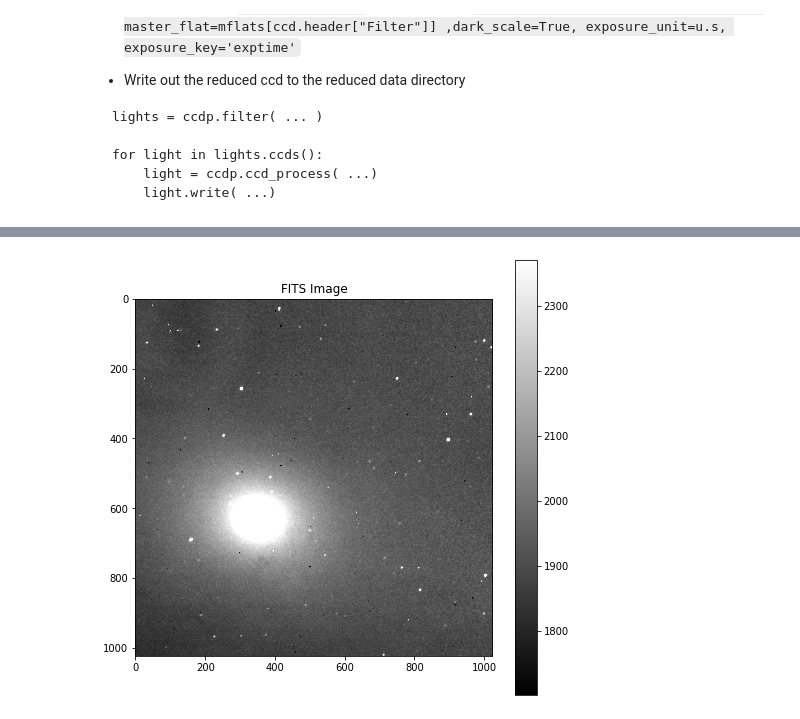
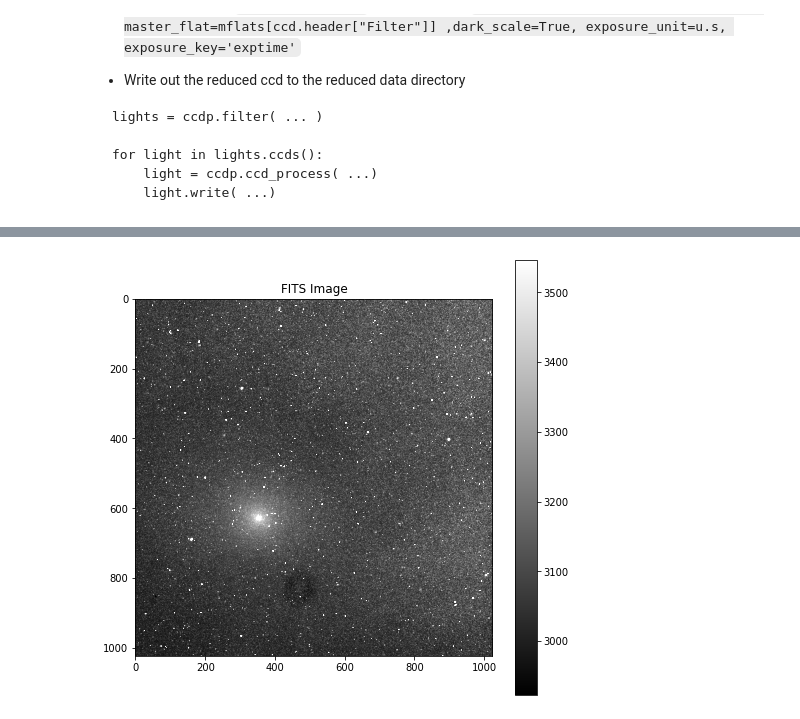
Before and after one commit to treed28/homework_assignments, a Jupyter notebook: Basic_Reduction_v2.ipynb, the cells around one changed output, grey strips where cells are left out. Saved outputs shown, nothing was run; the diff lists cells and outputs as text; code cells hidden in the pictures.

Commit message:
Reduction Notebook with multiple images

```diff
--- a/Basic_Reduction_v2.ipynb
+++ b/Basic_Reduction_v2.ipynb
@@ -347,27 +373,26 @@ for light in lights.ccds(ccd_kwargs={'unit': u.adu}):
 # %%
 import matplotlib.pyplot as plt
 from astropy.visualization import (PercentileInterval, ZScaleInterval, ImageNormalize)
 from astropy.io import fits
 
 # Load the FITS file (replace 'your_image_file.fit' with your actual FITS file path)
-#fits_image = fits.open('/home/idies/workspace/Temporary/treed28/scratch/20240903/reduced/TB_M31_reduced.fit')
-fits_image = fits.open(output_directory + '/TB_M31_reduced.fit')
+fits_image = fits.open('/home/idies/workspace/Temporary/treed28/scratch/20240903/TB_M31-001B.fit')
 
 # Extract the data from the FITS file (typically in the first HDU)
 image_data = fits_image[0].data
 
 # Close the FITS file after extracting the data
 fits_image.close()
 
 # Normalize the image for better visualization (optional)
 # You can try different intervals like PercentileInterval or ZScaleInterval
 norm = ImageNormalize(image_data, interval=ZScaleInterval())
 
 # Display the image using matplotlib
 plt.figure(figsize=(8, 8))
 plt.imshow(image_data, cmap='gray', norm=norm)
 plt.colorbar()
 plt.title('FITS Image')
 plt.show()
 # %% [output]
-[figure, old version]
+[figure, new version]
```
Also changed, not shown: parts of 3 cells of this notebook.
